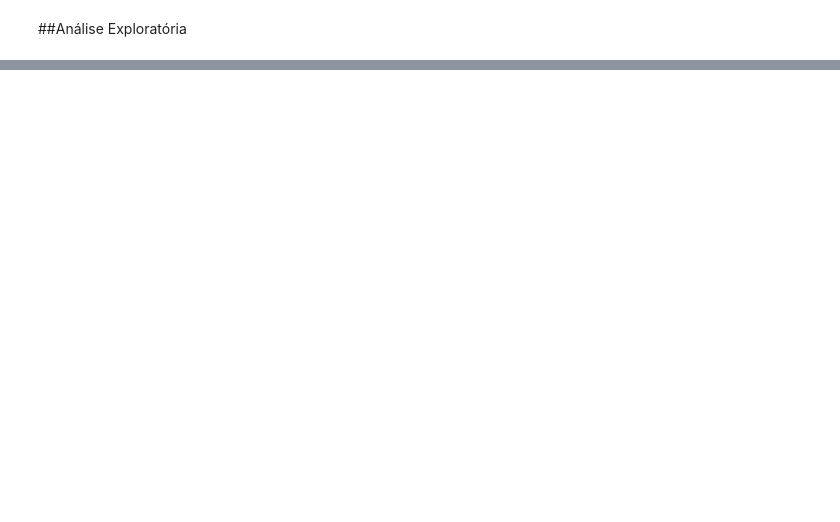
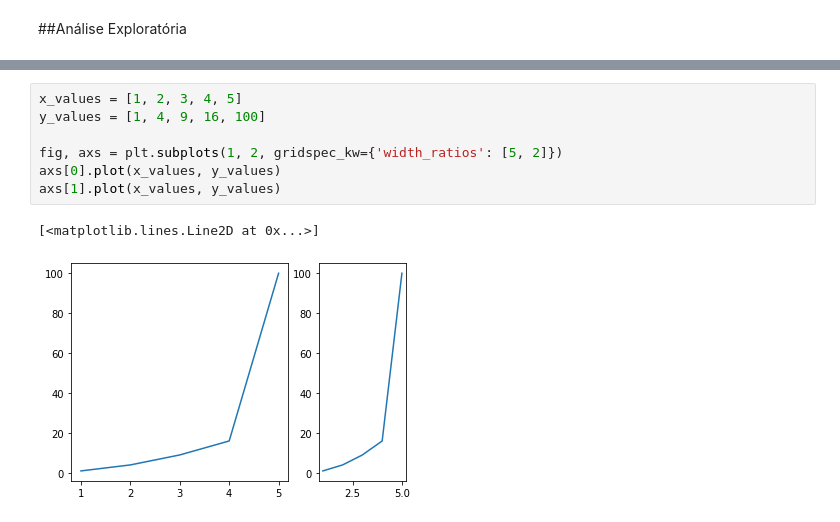
Before and after one commit to leonarddocchagas/data_science, a Jupyter notebook: Estudo_de_Caso_da_COVID_19.ipynb, the cells around one changed output, grey strips where cells are left out. Saved outputs shown, nothing was run; the diff lists cells and outputs as text; blank space fills up the shorter version.

```diff
--- a/Estudo_de_Caso_da_COVID_19.ipynb
+++ b/Estudo_de_Caso_da_COVID_19.ipynb
@@ -65,0 +192,10 @@ Index(['iso_code', 'continent', 'location', 'date', 'total_cases', 'new_cases',
+# %%
+x_values = [1, 2, 3, 4, 5]
+y_values = [1, 4, 9, 16, 100]
+
+fig, axs = plt.subplots(1, 2, gridspec_kw={'width_ratios': [5, 2]})
+axs[0].plot(x_values, y_values)
+axs[1].plot(x_values, y_values)
+# %% [output]
+[<matplotlib.lines.Line2D at 0x...>]
+[figure, added]
```
Also changed, not shown: parts of 23 cells of this notebook.
